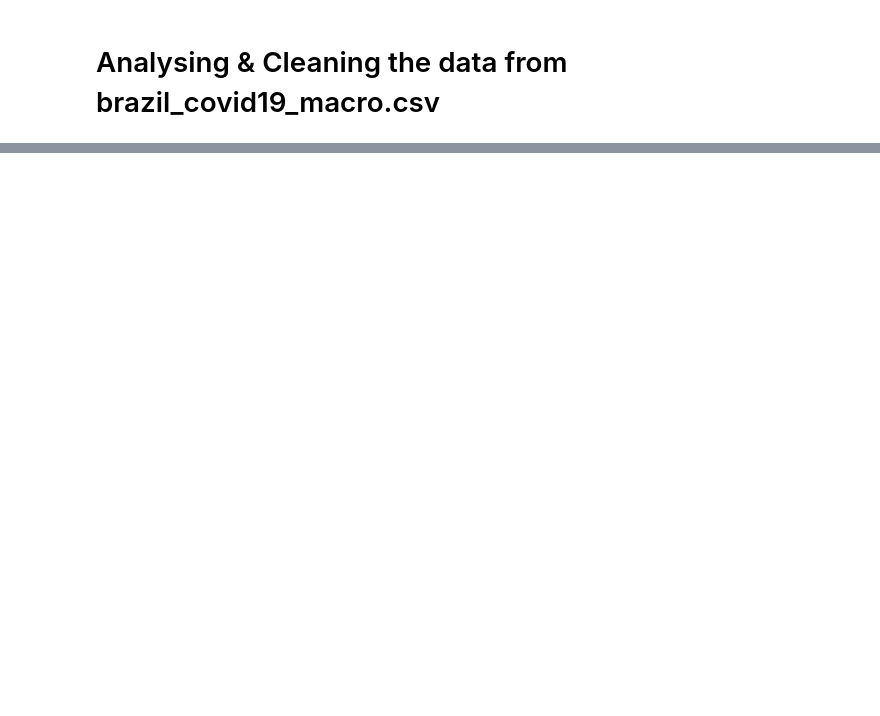
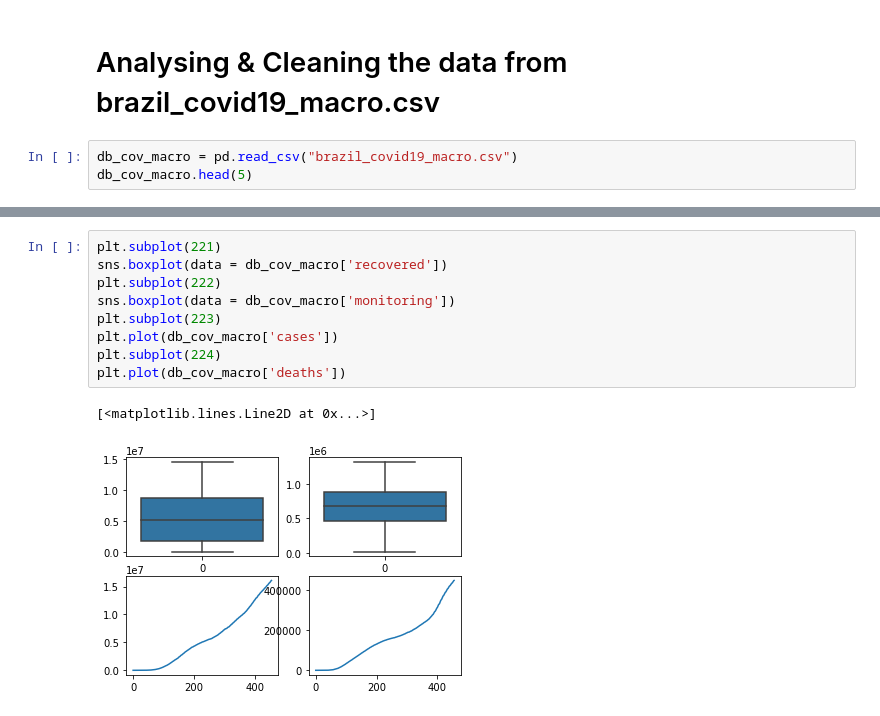
Before and after one commit to LuisFelipeTs/Data_Science_And_Analytics, a Jupyter notebook: Covid_Study(ML + SQL)/Data_Cleaning_&_analysing.ipynb, the cells around one changed output, grey strips where cells are left out. Cells and saved outputs as stored; diff of their text form; blank space fills up the shorter version.

Commit message:
Analysing Cases per States & recoverys

```diff
--- a/Covid_Study(ML + SQL)/Data_Cleaning_&_analysing.ipynb
+++ b/Covid_Study(ML + SQL)/Data_Cleaning_&_analysing.ipynb
@@ -143,2 +143,5 @@ Not necessary to change the database
 # %% [markdown]
 # Analysing & Cleaning the data from brazil_covid19_macro.csv
+# %%
+db_cov_macro = pd.read_csv("brazil_covid19_macro.csv")
+db_cov_macro.head(5)
@@ -144,0 +206,12 @@ Not necessary to change the database
+# %%
+plt.subplot(221)
+sns.boxplot(data = db_cov_macro['recovered'])
+plt.subplot(222)
+sns.boxplot(data = db_cov_macro['monitoring'])
+plt.subplot(223)
+plt.plot(db_cov_macro['cases'])
+plt.subplot(224)
+plt.plot(db_cov_macro['deaths'])
+# %% [output]
+[<matplotlib.lines.Line2D at 0x...>]
+[figure, added]
```
Also changed, not shown: parts of 10 cells of this notebook.
